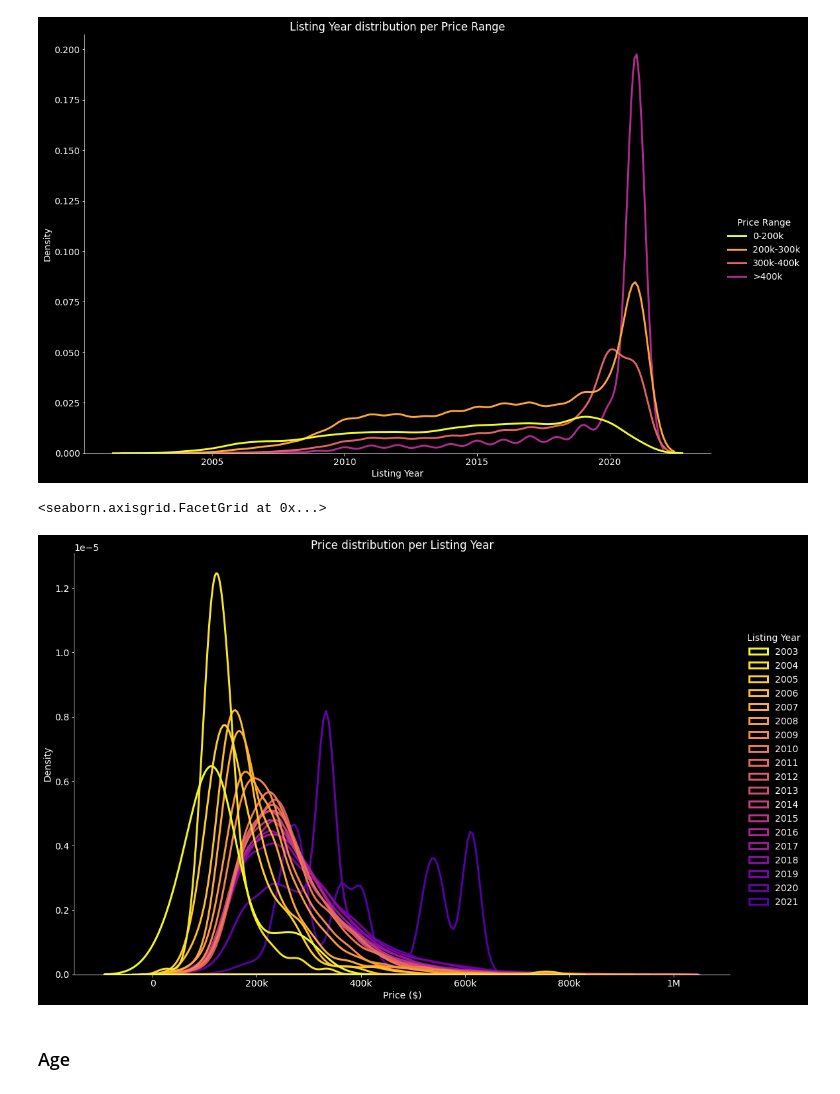
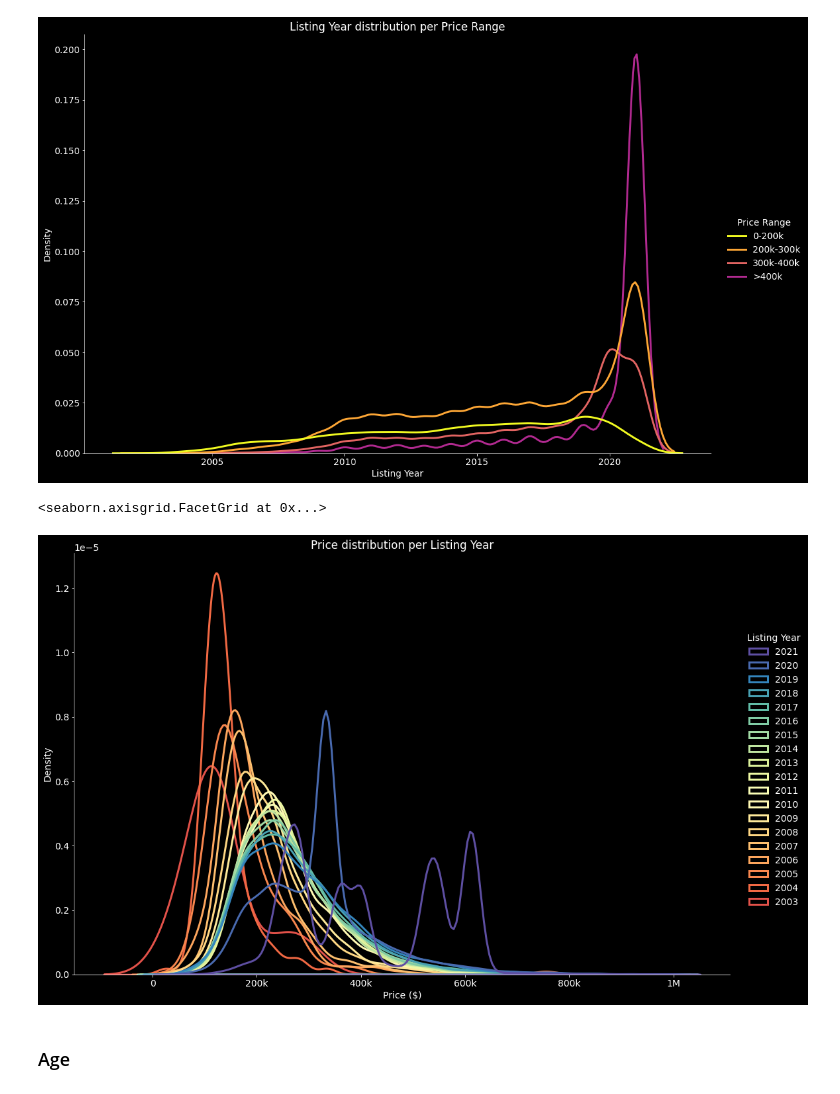
Before and after one commit to simkass/quebec-real-estate-analysis, a Jupyter notebook: notebooks/visualization.ipynb, the cells around one changed output. Drawn from its saved outputs; the diff is of its cells as text; code cells hidden in the pictures.

```diff
--- a/notebooks/visualization.ipynb
+++ b/notebooks/visualization.ipynb
@@ -386,12 +386,12 @@ ax.set(title="Listing Year distribution per Price Range")
 <seaborn.axisgrid.FacetGrid at 0x...>
 [figure]
 # %%
-ax = sns.displot(listings_df, x='Price', hue='Listing Year', kind="kde", fill=True, common_norm=False,
-            height=10, aspect=1.5, alpha=.0, linewidth=3, palette=color_palette("plasma", 22, len(listings_df["Listing Year"].unique()), True))
+ax = sns.displot(listings_df, x='Price', hue='Listing Year', hue_order=range(2021, 2002, -1), kind="kde", fill=True, common_norm=False,
+            height=10, aspect=1.5, alpha=.0, linewidth=3, palette=color_palette("Spectral_r", 22, len(listings_df["Listing Year"].unique()), False))
 ax.set(title="Price distribution per Listing Year", xlabel="Price ($)", xticklabels=["0", "0", "200k", "400k", "600k", "800k", "1M"])
 # %% [output]
 <seaborn.axisgrid.FacetGrid at 0x...>
-[figure, old version]
+[figure, new version]
 # %% [markdown]
 ### Age
 # %%
```
Also changed, not shown: parts of 3 cells of this notebook, 1 other file.
